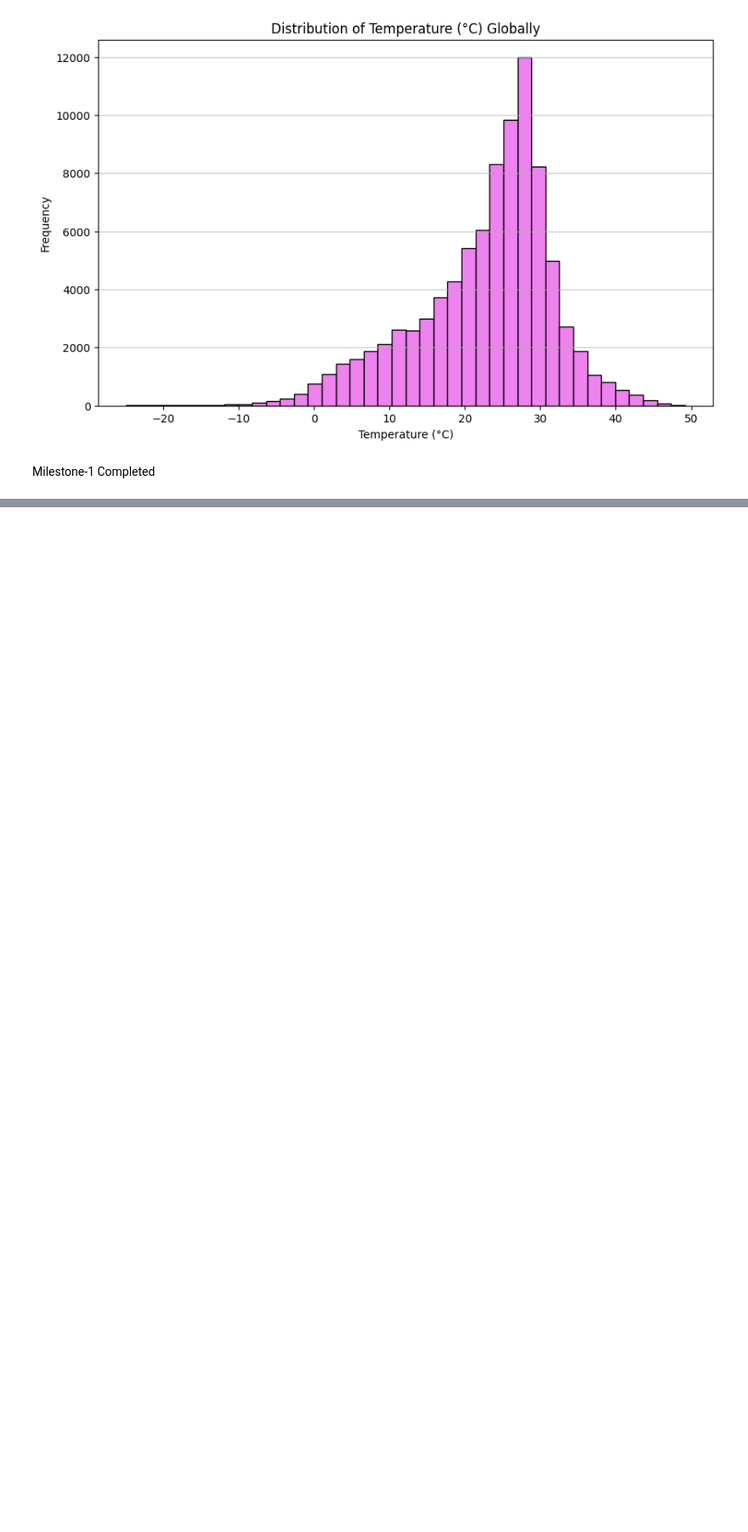
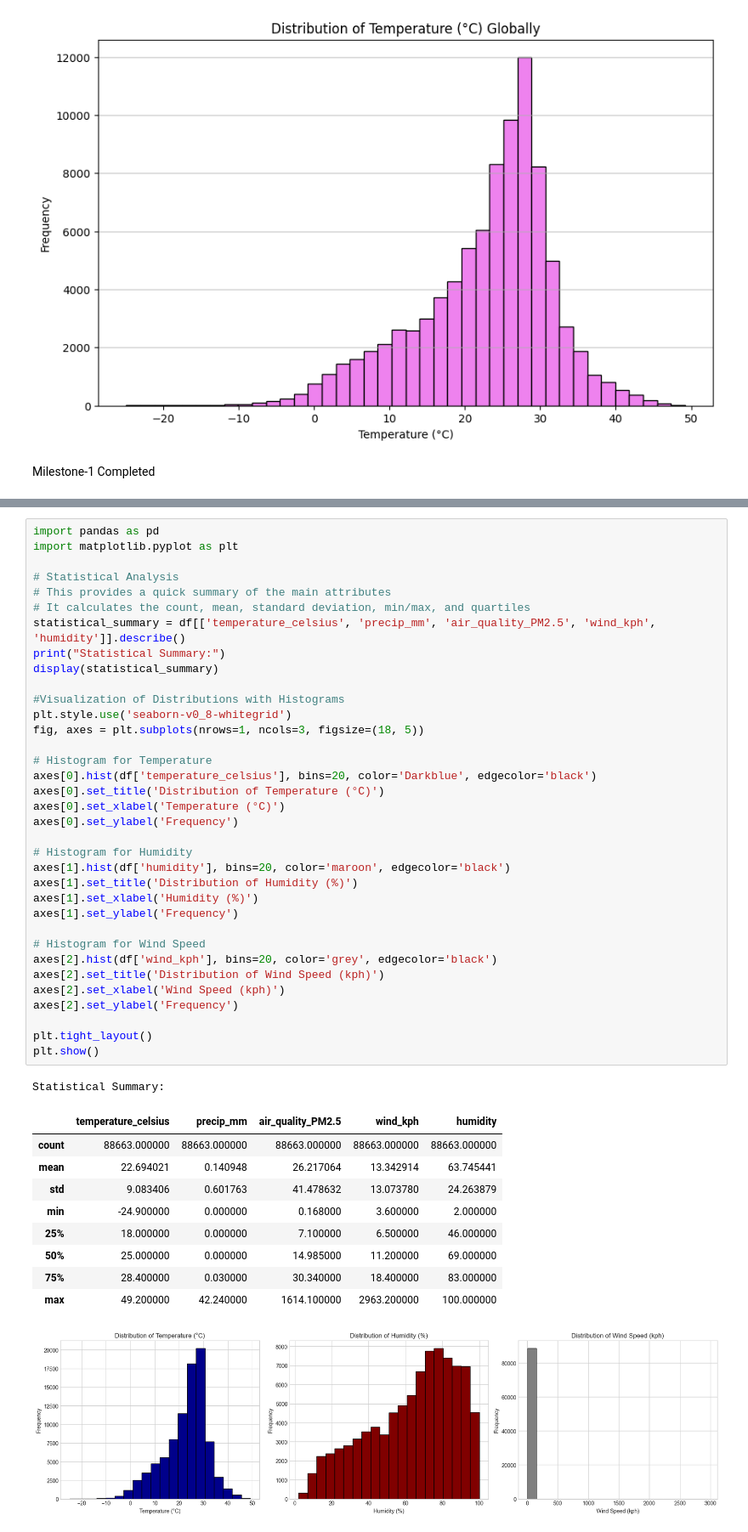
Before and after one commit to kushmita-yadav/DV-Climatescope-Kushmita, a Jupyter notebook: mls-1.climatescope.ipynb, the cells around one changed output, grey strips where cells are left out. Shown at 85% size. Saved outputs shown, nothing was run; the diff lists cells and outputs as text; blank space fills up the shorter version.

```diff
--- a/mls-1.climatescope.ipynb
+++ b/mls-1.climatescope.ipynb
@@ -300,0 +388,47 @@ Milestone-1 Completed
+# %%
+import pandas as pd
+import matplotlib.pyplot as plt
+
+# Statistical Analysis
+# This provides a quick summary of the main attributes
+# It calculates the count, mean, standard deviation, min/max, and quartiles
+statistical_summary = df[['temperature_celsius', 'precip_mm', 'air_quality_PM2.5', 'wind_kph', 'humidity']].describe()
+print("Statistical Summary:")
+display(statistical_summary)
+
+#Visualization of Distributions with Histograms
+plt.style.use('seaborn-v0_8-whitegrid')
+fig, axes = plt.subplots(nrows=1, ncols=3, figsize=(18, 5))
+
+# Histogram for Temperature
+axes[0].hist(df['temperature_celsius'], bins=20, color='Darkblue', edgecolor='black')
+axes[0].set_title('Distribution of Temperature (°C)')
+axes[0].set_xlabel('Temperature (°C)')
+axes[0].set_ylabel('Frequency')
+
+# Histogram for Humidity
+axes[1].hist(df['humidity'], bins=20, color='maroon', edgecolor='black')
+axes[1].set_title('Distribution of Humidity (%)')
+axes[1].set_xlabel('Humidity (%)')
+axes[1].set_ylabel('Frequency')
+
+# Histogram for Wind Speed
+axes[2].hist(df['wind_kph'], bins=20, color='grey', edgecolor='black')
+axes[2].set_title('Distribution of Wind Speed (kph)')
+axes[2].set_xlabel('Wind Speed (kph)')
+axes[2].set_ylabel('Frequency')
+
+plt.tight_layout()
+plt.show()
+# %% [output]
+Statistical Summary:
+|  | temperature_celsius | precip_mm | air_quality_PM2.5 | wind_kph | humidity |
+| count | 88663.000000 | 88663.000000 | 88663.000000 | 88663.000000 | 88663.000000 |
+| mean | 22.694021 | 0.140948 | 26.217064 | 13.342914 | 63.745441 |
+| std | 9.083406 | 0.601763 | 41.478632 | 13.073780 | 24.263879 |
+| min | -24.900000 | 0.000000 | 0.168000 | 3.600000 | 2.000000 |
+| 25% | 18.000000 | 0.000000 | 7.100000 | 6.500000 | 46.000000 |
+| 50% | 25.000000 | 0.000000 | 14.985000 | 11.200000 | 69.000000 |
+| 75% | 28.400000 | 0.030000 | 30.340000 | 18.400000 | 83.000000 |
+| max | 49.200000 | 42.240000 | 1614.100000 | 2963.200000 | 100.000000 |
+[figure, added]
```
Also changed, not shown: parts of 21 cells of this notebook.
